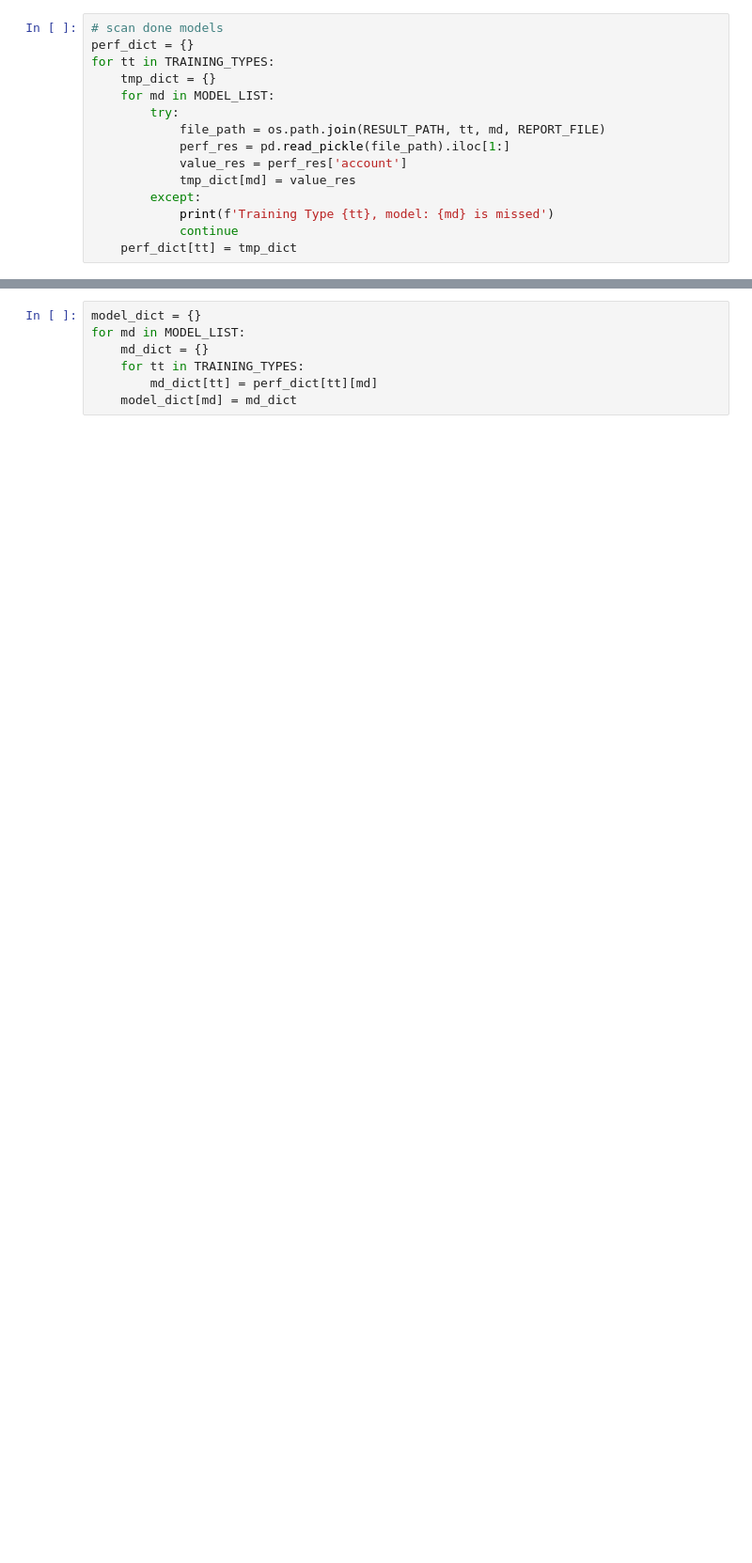
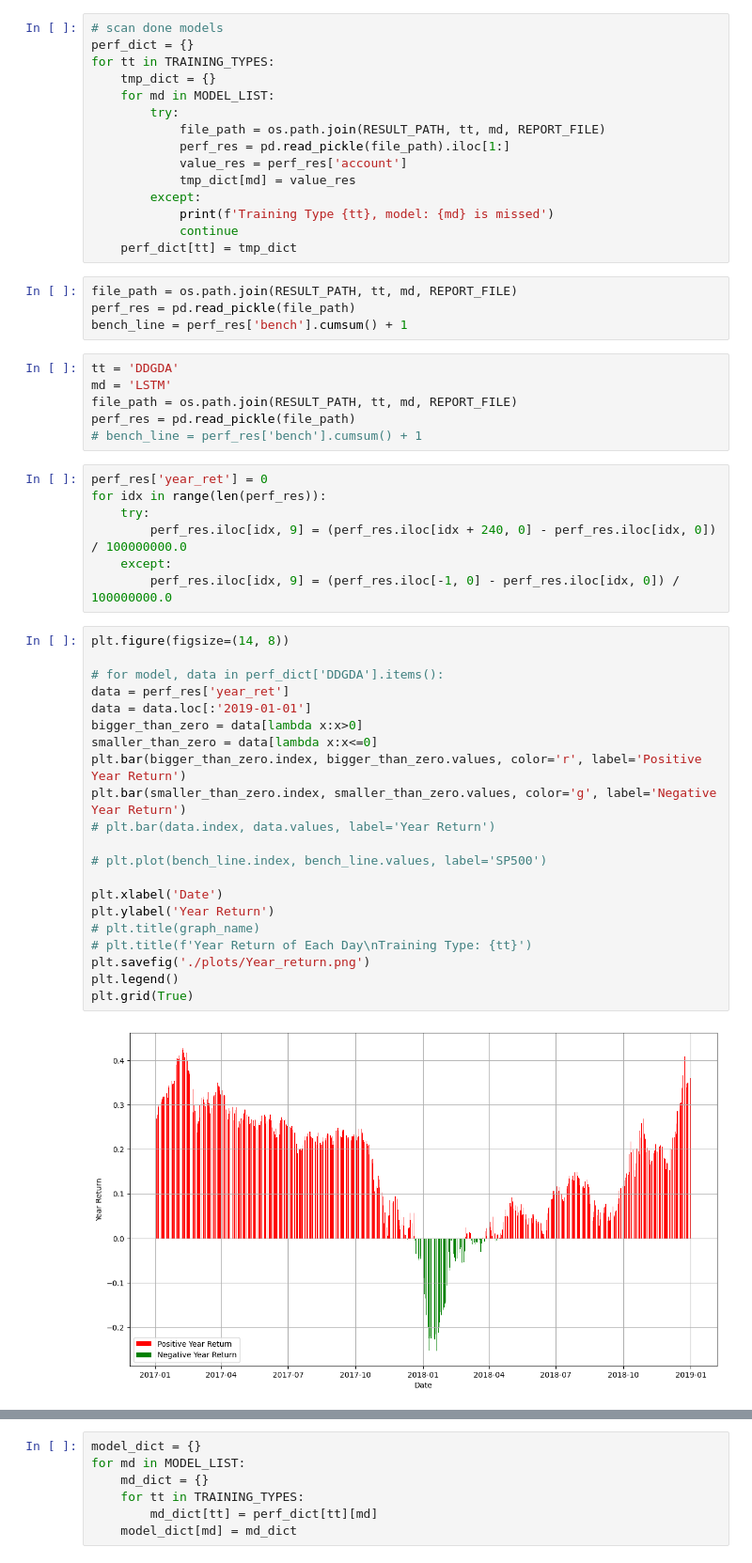
Before and after one commit to l0ngc/qlib, a Jupyter notebook: vis_result/vis_us_day.ipynb, the cells around one changed output, grey strips where cells are left out. Shown at 94% size. Drawn from its saved outputs; the diff is of its cells as text; blank space fills up the shorter version.

Commit message:
result visulization notebook for us daily backtest

```diff
--- a/vis_result/vis_us_day.ipynb
+++ b/vis_result/vis_us_day.ipynb
@@ -35,3 +35,43 @@ for tt in TRAINING_TYPES:
             print(f'Training Type {tt}, model: {md} is missed')
             continue
     perf_dict[tt] = tmp_dict
+# %%
+file_path = os.path.join(RESULT_PATH, tt, md, REPORT_FILE)
+perf_res = pd.read_pickle(file_path)
+bench_line = perf_res['bench'].cumsum() + 1
+# %%
+tt = 'DDGDA'
+md = 'LSTM'
+file_path = os.path.join(RESULT_PATH, tt, md, REPORT_FILE)
+perf_res = pd.read_pickle(file_path)
+# bench_line = perf_res['bench'].cumsum() + 1
+# %%
+perf_res['year_ret'] = 0
+for idx in range(len(perf_res)):
+    try:
+        perf_res.iloc[idx, 9] = (perf_res.iloc[idx + 240, 0] - perf_res.iloc[idx, 0]) / 100000000.0
+    except:
+        perf_res.iloc[idx, 9] = (perf_res.iloc[-1, 0] - perf_res.iloc[idx, 0]) / 100000000.0
+# %%
+plt.figure(figsize=(14, 8))
+
+# for model, data in perf_dict['DDGDA'].items():
+data = perf_res['year_ret']
+data = data.loc[:'2019-01-01']
+bigger_than_zero = data[lambda x:x>0]
+smaller_than_zero = data[lambda x:x<=0]
+plt.bar(bigger_than_zero.index, bigger_than_zero.values, color='r', label='Positive Year Return')
+plt.bar(smaller_than_zero.index, smaller_than_zero.values, color='g', label='Negative Year Return')
+# plt.bar(data.index, data.values, label='Year Return')
+
+# plt.plot(bench_line.index, bench_line.values, label='SP500')
+
+plt.xlabel('Date')
+plt.ylabel('Year Return')
+# plt.title(graph_name)
+# plt.title(f'Year Return of Each Day\nTraining Type: {tt}')
+plt.savefig('./plots/Year_return.png')
+plt.legend()
+plt.grid(True)
+# %% [output]
+[figure, added]
```
Also changed, not shown: parts of 9 cells of this notebook.
